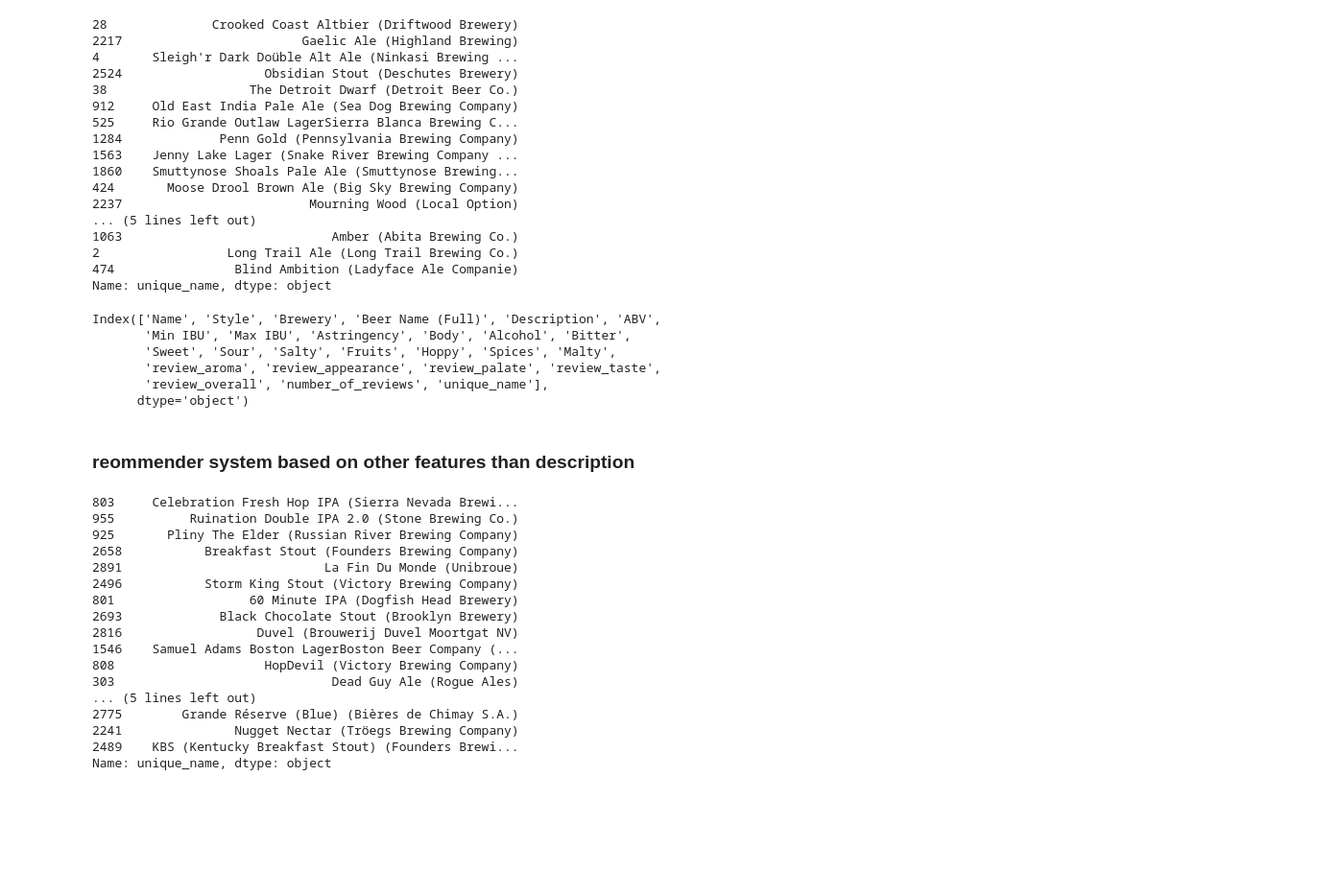
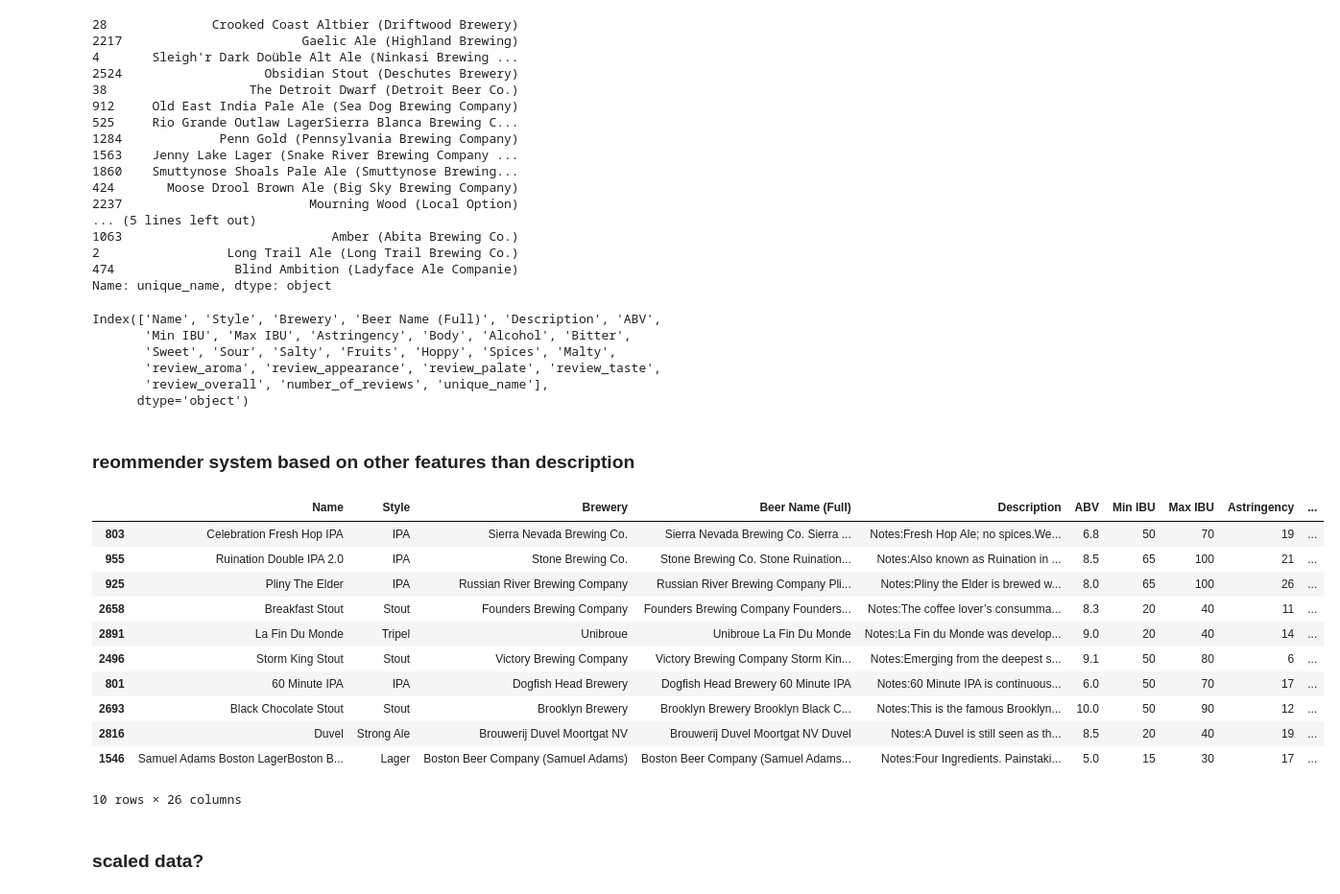
Before and after one commit to Kartoffelkopp/ds-meetups, a Jupyter notebook: 03_recommender/01_content_based_beer.ipynb, the cells around one changed output. Shown: that part at 96% size. Saved outputs shown, nothing was run; the diff lists cells and outputs as text; code cells hidden in the pictures; blank space fills up the shorter version.

```diff
--- a/03_recommender/01_content_based_beer.ipynb
+++ b/03_recommender/01_content_based_beer.ipynb
@@ -215,14 +240,15 @@ beer_recommendations('Amber (Alaskan Brewing Co.)')
 2                 Long Trail Ale (Long Trail Brewing Co.)
 474                Blind Ambition (Ladyface Ale Companie)
 Name: unique_name, dtype: object
-# %%
-df.columns
-# %% [output]
-Index(['Name', 'Style', 'Brewery', 'Beer Name (Full)', 'Description', 'ABV',
-       'Min IBU', 'Max IBU', 'Astringency', 'Body', 'Alcohol', 'Bitter',
-       'Sweet', 'Sour', 'Salty', 'Fruits', 'Hoppy', 'Spices', 'Malty',
-       'review_aroma', 'review_appearance', 'review_palate', 'review_taste',
-       'review_overall', 'number_of_reviews', 'unique_name'],
-      dtype='object')
+# %%
+# check available features
+df.columns
+# %% [output]
+Index(['Name', 'Style', 'Brewery', 'Beer Name (Full)', 'Description', 'ABV',
+       'Min IBU', 'Max IBU', 'Astringency', 'Body', 'Alcohol', 'Bitter',
+       'Sweet', 'Sour', 'Salty', 'Fruits', 'Hoppy', 'Spices', 'Malty',
+       'review_aroma', 'review_appearance', 'review_palate', 'review_taste',
+       'review_overall', 'number_of_reviews', 'unique_name'],
+      dtype='object')
 # %% [markdown]
 ### reommender system based on other features than description
@@ -229,39 +258,34 @@ Index(['Name', 'Style', 'Brewery', 'Beer Name (Full)', 'Description', 'ABV',
 # %%
-#generate feature matrix
-matrix = df.iloc[:,5:-1]
-
+#calculate cosine similarity
 cosine_sim = linear_kernel(matrix, matrix)
 cosine_sim
 
 # Build a 1-dimensional array with beer names
 names = df['unique_name']
 indices = pd.Series(df.index, index=df['unique_name'])
 
 # Function that get beer recommendations based on the cosine similarity
 def beer_recommendations(title):
     idx = indices[title]
     sim_scores = list(enumerate(cosine_sim[idx]))
     sim_scores = sorted(sim_scores, key=lambda x: x[1], reverse=True)
-    sim_scores = sim_scores[1:21]
+    sim_scores = sim_scores[1:11]
     beer_indices = [i[0] for i in sim_scores]
-    return names.iloc[beer_indices]
+    return df.iloc[beer_indices]
 
 beer_recommendations('Amber (Alaskan Brewing Co.)')
 # %% [output]
+|  | Name | Style | Brewery | Beer Name (Full) | Description | ABV | Min IBU | Max IBU | Astringency | ... |
+| 803 | Celebration Fresh Hop IPA | IPA | Sierra Nevada Brewing Co. | Sierra Nevada Brewing Co. Sierra ... | Notes:Fresh Hop Ale; no spices.We... | 6.8 | 50 | 70 | 19 | ... |
+| 955 | Ruination Double IPA 2.0 | IPA | Stone Brewing Co. | Stone Brewing Co. Stone Ruination... | Notes:Also known as Ruination in ... | 8.5 | 65 | 100 | 21 | ... |
+| 925 | Pliny The Elder | IPA | Russian River Brewing Company | Russian River Brewing Company Pli... | Notes:Pliny the Elder is brewed w... | 8.0 | 65 | 100 | 26 | ... |
+| 2658 | Breakfast Stout | Stout | Founders Brewing Company | Founders Brewing Company Founders... | Notes:The coffee lover’s consumma... | 8.3 | 20 | 40 | 11 | ... |
+| 2891 | La Fin Du Monde | Tripel | Unibroue | Unibroue La Fin Du Monde | Notes:La Fin du Monde was develop... | 9.0 | 20 | 40 | 14 | ... |
+| 2496 | Storm King Stout | Stout | Victory Brewing Company | Victory Brewing Company Storm Kin... | Notes:Emerging from the deepest s... | 9.1 | 50 | 80 | 6 | ... |
+| 801 | 60 Minute IPA | IPA | Dogfish Head Brewery | Dogfish Head Brewery 60 Minute IPA | Notes:60 Minute IPA is continuous... | 6.0 | 50 | 70 | 17 | ... |
+| 2693 | Black Chocolate Stout | Stout | Brooklyn Brewery | Brooklyn Brewery Brooklyn Black C... | Notes:This is the famous Brooklyn... | 10.0 | 50 | 90 | 12 | ... |
+| 2816 | Duvel | Strong Ale | Brouwerij Duvel Moortgat NV | Brouwerij Duvel Moortgat NV Duvel | Notes:A Duvel is still seen as th... | 8.5 | 20 | 40 | 19 | ... |
+| 1546 | Samuel Adams Boston LagerBoston B... | Lager | Boston Beer Company (Samuel Adams) | Boston Beer Company (Samuel Adams... | Notes:Four Ingredients. Painstaki... | 5.0 | 15 | 30 | 17 | ... |
-803     Celebration Fresh Hop IPA (Sierra Nevada Brewi...
-955          Ruination Double IPA 2.0 (Stone Brewing Co.)
-925       Pliny The Elder (Russian River Brewing Company)
-2658           Breakfast Stout (Founders Brewing Company)
-2891                           La Fin Du Monde (Unibroue)
-2496           Storm King Stout (Victory Brewing Company)
-801                  60 Minute IPA (Dogfish Head Brewery)
-2693             Black Chocolate Stout (Brooklyn Brewery)
-2816                  Duvel (Brouwerij Duvel Moortgat NV)
-1546    Samuel Adams Boston LagerBoston Beer Company (...
-808                    HopDevil (Victory Brewing Company)
-303                             Dead Guy Ale (Rogue Ales)
-... (5 lines left out)
-2775        Grande Réserve (Blue) (Bières de Chimay S.A.)
-2241               Nugget Nectar (Tröegs Brewing Company)
-2489    KBS (Kentucky Breakfast Stout) (Founders Brewi...
-Name: unique_name, dtype: object
+10 rows × 26 columns
+# %% [markdown]
+### scaled data?
```
Also changed, not shown: parts of 16 cells of this notebook.
